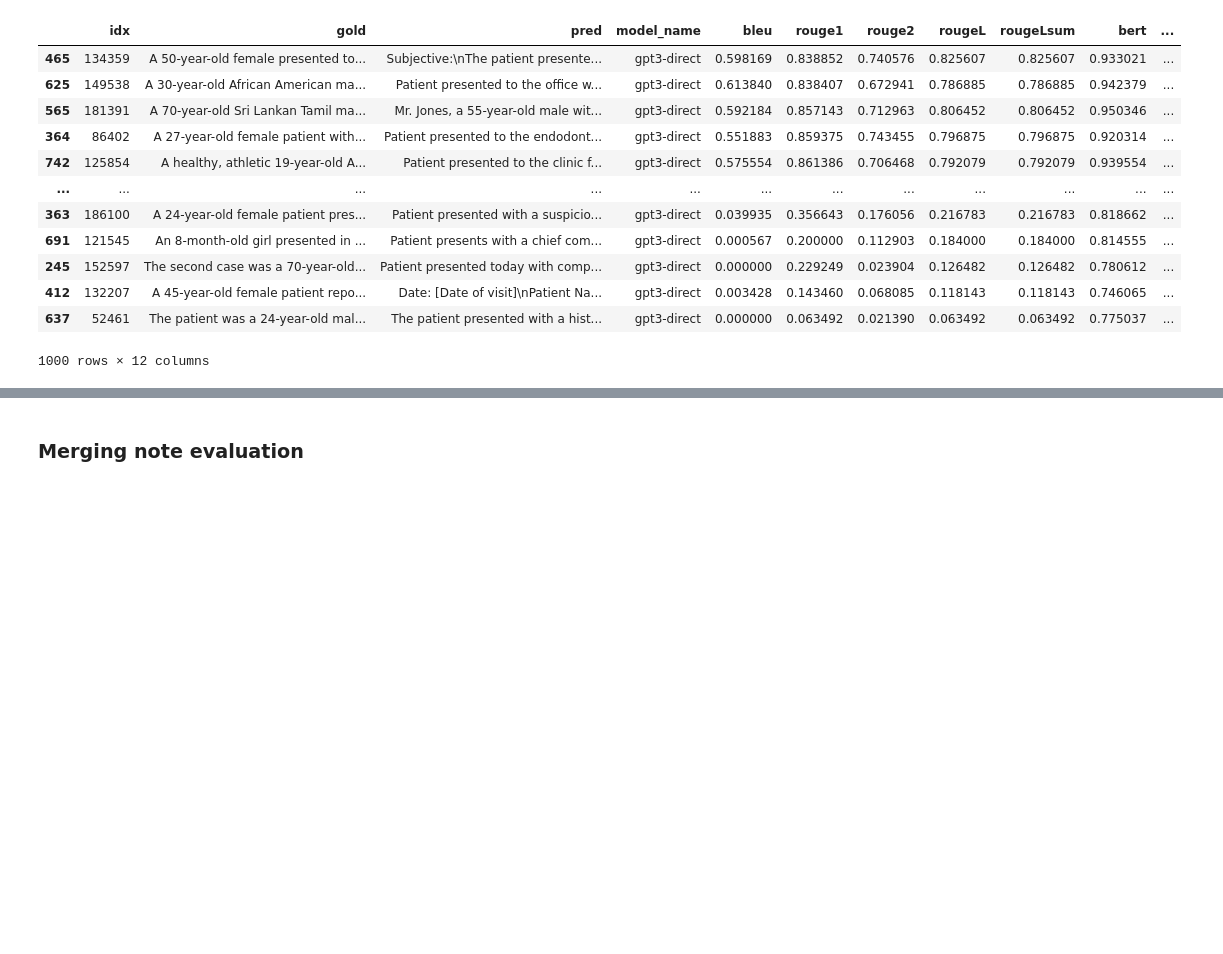
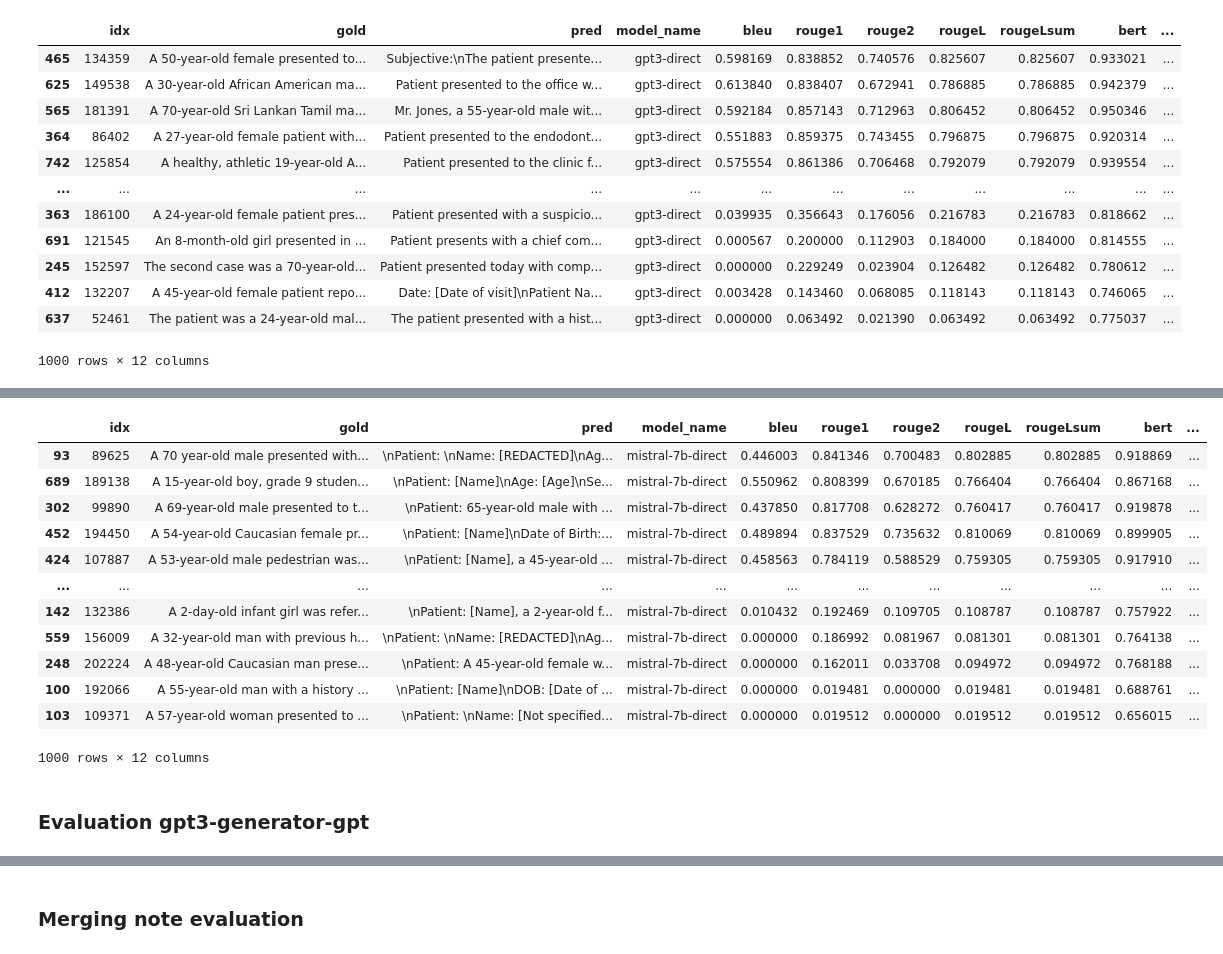
Before and after one commit to EPFL-IC-Make-Team/medinote, a Jupyter notebook: eval.ipynb, the cells around one changed output, grey strips where cells are left out. Saved outputs shown, nothing was run; the diff lists cells and outputs as text; code cells hidden in the pictures; blank space fills up the shorter version.

```diff
--- a/eval.ipynb
+++ b/eval.ipynb
@@ -301,0 +286,2 @@ display(gpt3_direct_eval_res.sort_values(by='aggregated_score', ascending=False)
+# %%
+mistral_7_b_eval_res = note_evaluation('mistral-7b-direct')
@@ -301,0 +317,18 @@ display(gpt3_direct_eval_res.sort_values(by='aggregated_score', ascending=False)
+# %%
+display(mistral_7_b_eval_res.sort_values(by='aggregated_score', ascending=False))
+# %% [output]
+|  | idx | gold | pred | model_name | bleu | rouge1 | rouge2 | rougeL | rougeLsum | bert | ... |
+| 93 | 89625 | A 70 year-old male presented with... | \nPatient: \nName: [REDACTED]\nAg... | mistral-7b-direct | 0.446003 | 0.841346 | 0.700483 | 0.802885 | 0.802885 | 0.918869 | ... |
+| 689 | 189138 | A 15-year-old boy, grade 9 studen... | \nPatient: [Name]\nAge: [Age]\nSe... | mistral-7b-direct | 0.550962 | 0.808399 | 0.670185 | 0.766404 | 0.766404 | 0.867168 | ... |
+| 302 | 99890 | A 69-year-old male presented to t... | \nPatient: 65-year-old male with ... | mistral-7b-direct | 0.437850 | 0.817708 | 0.628272 | 0.760417 | 0.760417 | 0.919878 | ... |
+| 452 | 194450 | A 54-year-old Caucasian female pr... | \nPatient: [Name]\nDate of Birth:... | mistral-7b-direct | 0.489894 | 0.837529 | 0.735632 | 0.810069 | 0.810069 | 0.899905 | ... |
+| 424 | 107887 | A 53-year-old male pedestrian was... | \nPatient: [Name], a 45-year-old ... | mistral-7b-direct | 0.458563 | 0.784119 | 0.588529 | 0.759305 | 0.759305 | 0.917910 | ... |
+| ... | ... | ... | ... | ... | ... | ... | ... | ... | ... | ... | ... |
+| 142 | 132386 | A 2-day-old infant girl was refer... | \nPatient: [Name], a 2-year-old f... | mistral-7b-direct | 0.010432 | 0.192469 | 0.109705 | 0.108787 | 0.108787 | 0.757922 | ... |
+| 559 | 156009 | A 32-year-old man with previous h... | \nPatient: \nName: [REDACTED]\nAg... | mistral-7b-direct | 0.000000 | 0.186992 | 0.081967 | 0.081301 | 0.081301 | 0.764138 | ... |
+| 248 | 202224 | A 48-year-old Caucasian man prese... | \nPatient: A 45-year-old female w... | mistral-7b-direct | 0.000000 | 0.162011 | 0.033708 | 0.094972 | 0.094972 | 0.768188 | ... |
+| 100 | 192066 | A 55-year-old man with a history ... | \nPatient: [Name]\nDOB: [Date of ... | mistral-7b-direct | 0.000000 | 0.019481 | 0.000000 | 0.019481 | 0.019481 | 0.688761 | ... |
+| 103 | 109371 | A 57-year-old woman presented to ... | \nPatient: \nName: [Not specified... | mistral-7b-direct | 0.000000 | 0.019512 | 0.000000 | 0.019512 | 0.019512 | 0.656015 | ... |
+1000 rows × 12 columns
+# %% [markdown]
+### Evaluation gpt3-generator-gpt
```
Also changed, not shown: parts of 26 cells of this notebook, 1 other file.
